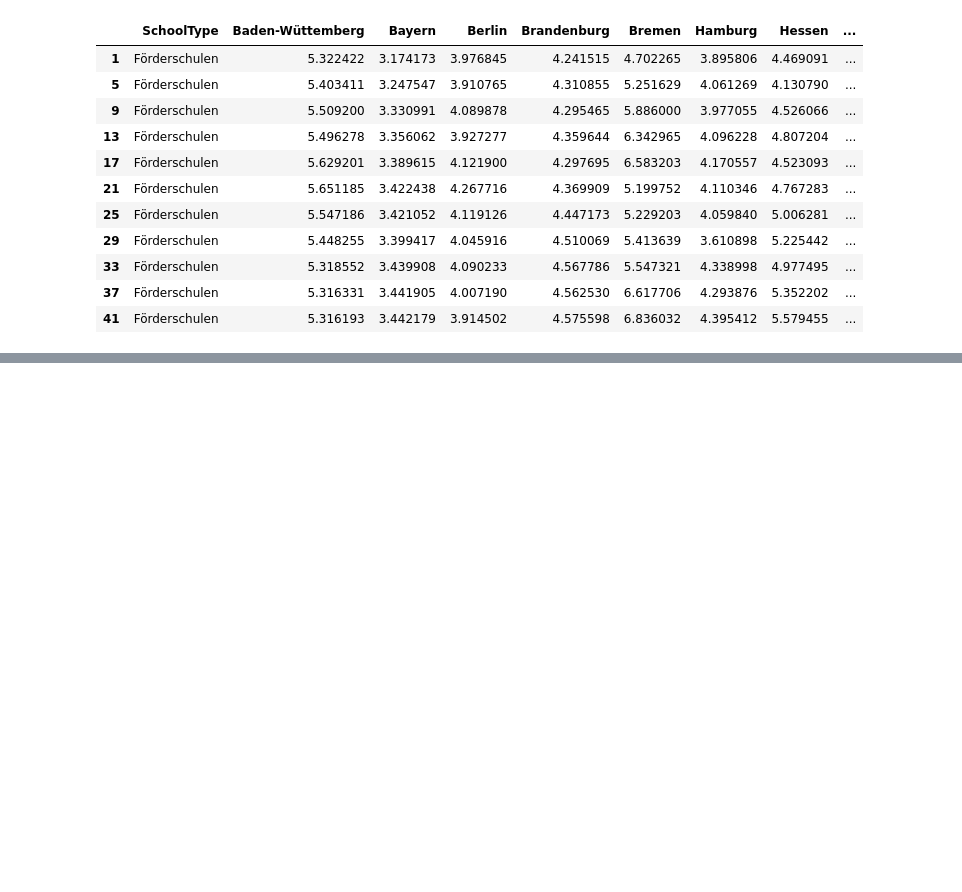
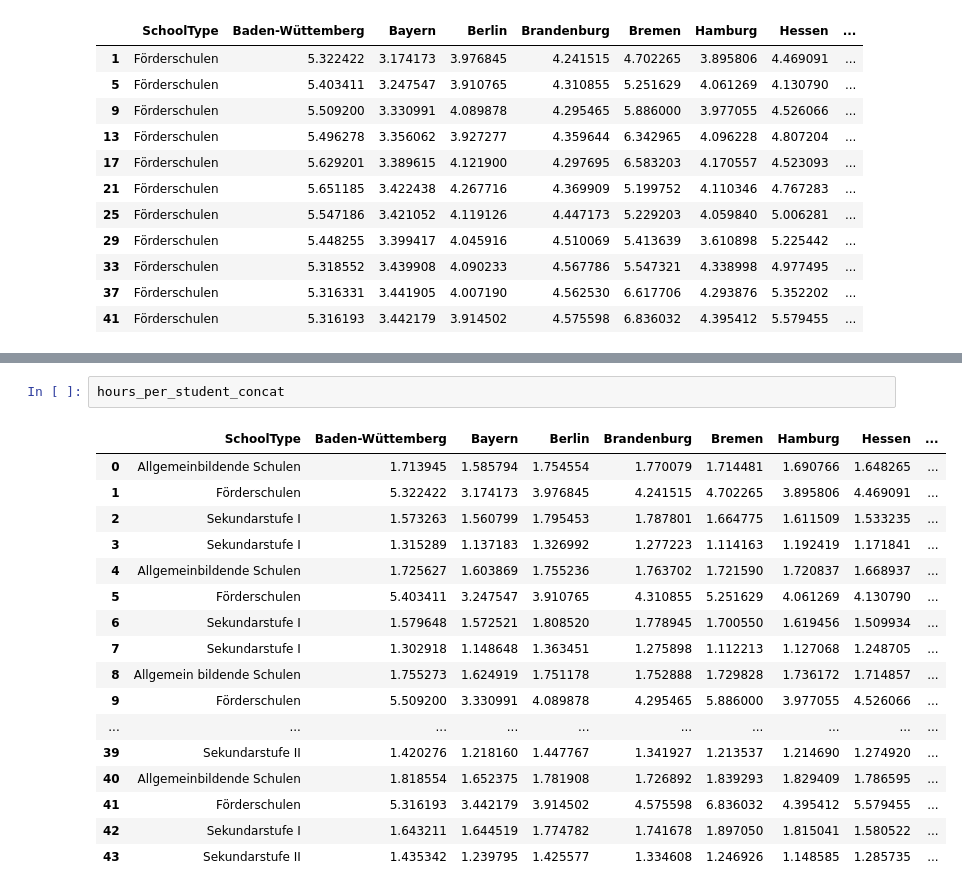
Before and after one commit to Stargazer-ger/capstone_project_hh_23_1, a Jupyter notebook: student_hours_kk.ipynb, the cells around one changed output, grey strips where cells are left out. Cells and saved outputs as stored; diff of their text form; blank space fills up the shorter version.

```diff
--- a/student_hours_kk.ipynb
+++ b/student_hours_kk.ipynb
@@ -111,0 +122,20 @@ NameError: name 'avg_berufliche_schulen' is not defined
+# %%
+hours_per_student_concat
+# %% [output]
+|  | SchoolType | Baden-Wüttemberg | Bayern | Berlin | Brandenburg | Bremen | Hamburg | Hessen | ... |
+| 0 | Allgemeinbildende Schulen | 1.713945 | 1.585794 | 1.754554 | 1.770079 | 1.714481 | 1.690766 | 1.648265 | ... |
+| 1 | Förderschulen | 5.322422 | 3.174173 | 3.976845 | 4.241515 | 4.702265 | 3.895806 | 4.469091 | ... |
+| 2 | Sekundarstufe I | 1.573263 | 1.560799 | 1.795453 | 1.787801 | 1.664775 | 1.611509 | 1.533235 | ... |
+| 3 | Sekundarstufe I | 1.315289 | 1.137183 | 1.326992 | 1.277223 | 1.114163 | 1.192419 | 1.171841 | ... |
+| 4 | Allgemeinbildende Schulen | 1.725627 | 1.603869 | 1.755236 | 1.763702 | 1.721590 | 1.720837 | 1.668937 | ... |
+| 5 | Förderschulen | 5.403411 | 3.247547 | 3.910765 | 4.310855 | 5.251629 | 4.061269 | 4.130790 | ... |
+| 6 | Sekundarstufe I | 1.579648 | 1.572521 | 1.808520 | 1.778945 | 1.700550 | 1.619456 | 1.509934 | ... |
+| 7 | Sekundarstufe I | 1.302918 | 1.148648 | 1.363451 | 1.275898 | 1.112213 | 1.127068 | 1.248705 | ... |
+| 8 | Allgemein bildende Schulen | 1.755273 | 1.624919 | 1.751178 | 1.752888 | 1.729828 | 1.736172 | 1.714857 | ... |
+| 9 | Förderschulen | 5.509200 | 3.330991 | 4.089878 | 4.295465 | 5.886000 | 3.977055 | 4.526066 | ... |
+| ... | ... | ... | ... | ... | ... | ... | ... | ... | ... |
+| 39 | Sekundarstufe II | 1.420276 | 1.218160 | 1.447767 | 1.341927 | 1.213537 | 1.214690 | 1.274920 | ... |
+| 40 | Allgemeinbildende Schulen | 1.818554 | 1.652375 | 1.781908 | 1.726892 | 1.839293 | 1.829409 | 1.786595 | ... |
+| 41 | Förderschulen | 5.316193 | 3.442179 | 3.914502 | 4.575598 | 6.836032 | 4.395412 | 5.579455 | ... |
+| 42 | Sekundarstufe I | 1.643211 | 1.644519 | 1.774782 | 1.741678 | 1.897050 | 1.815041 | 1.580522 | ... |
+| 43 | Sekundarstufe II | 1.435342 | 1.239795 | 1.425577 | 1.334608 | 1.246926 | 1.148585 | 1.285735 | ... |
```
Also changed, not shown: parts of 10 cells of this notebook, 6 other files.
